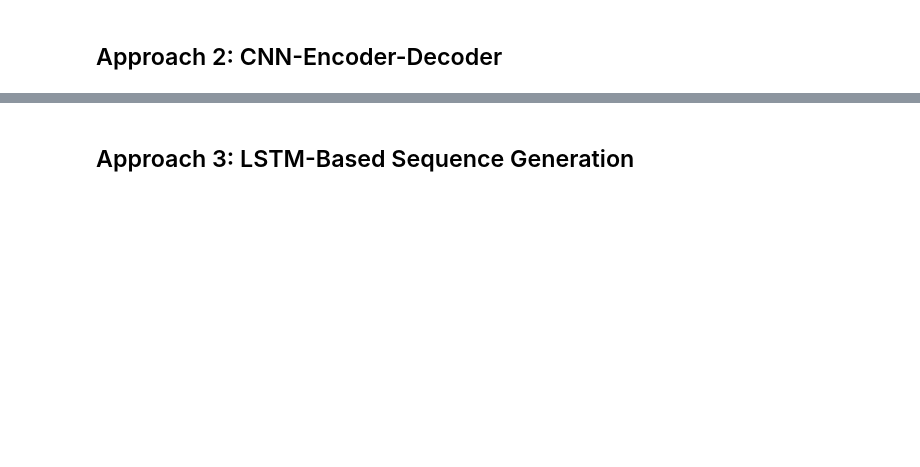
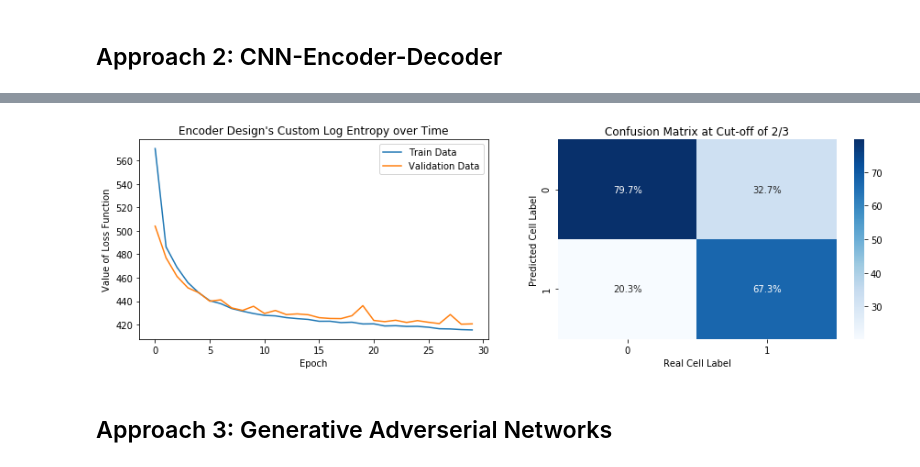
Before and after one commit to navyamehta/ai-research-projects, a Jupyter notebook: kaggle-GOL-CNN-encoder/Game of Life Reversal.ipynb, the cells around one changed output, grey strips where cells are left out. Saved outputs shown, nothing was run; the diff lists cells and outputs as text; code cells hidden in the pictures; blank space fills up the shorter version.

```diff
--- a/kaggle-GOL-CNN-encoder/Game of Life Reversal.ipynb
+++ b/kaggle-GOL-CNN-encoder/Game of Life Reversal.ipynb
@@ -236,0 +245,11 @@ ________________________________________________________________________________
+# %%
+#Visualizing Results on First Fold - Log Entropy
+numepochs, decayepochs = 30,22
+lossclass = LogEntropy(5, 1, decayepochs)
+losscallback = LossCallBack(lossclass)
+model = build_encdec(lossfunc=lossclass.loss, lr=3e-3)
+hist = model.fit([X1[:40000],X2[:40000]],Y[:40000], batch_size=256, epochs=numepochs, verbose=False,
+                 validation_data=([X1[40000:], X2[40000:]], Y[40000:]), callbacks=[losscallback])
+plotter(model, hist, "Encoder Design's Custom Log Entropy")
+# %% [output]
+[figure, added]
@@ -237,2 +258,2 @@ ________________________________________________________________________________
 # %% [markdown]
-<h2> Approach 3: LSTM-Based Sequence Generation
+<h2> Approach 3: Generative Adverserial Networks
```
Also changed, not shown: parts of 10 cells of this notebook.
